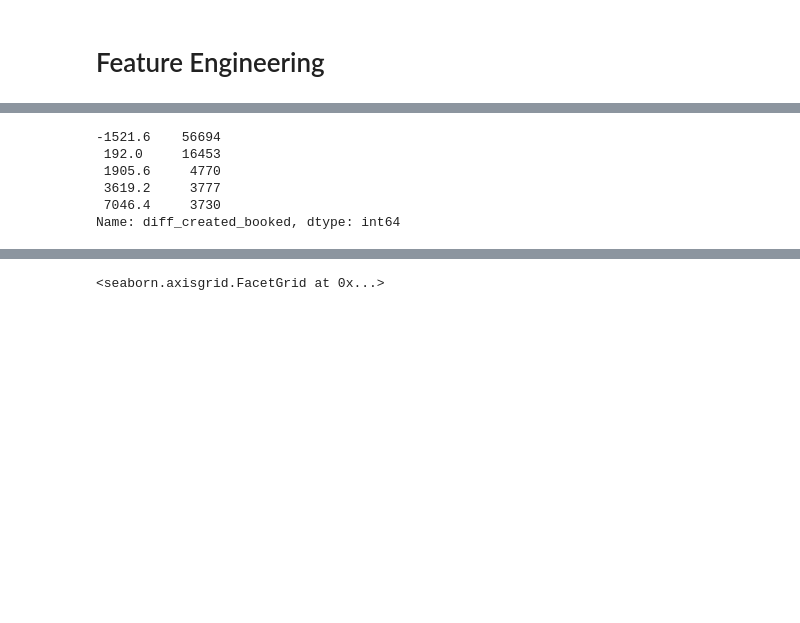
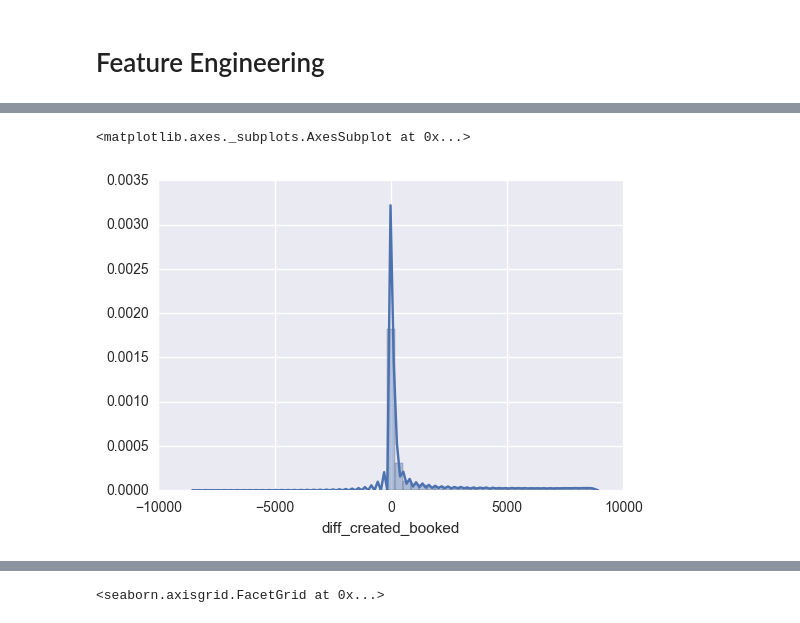
Before and after one commit to mattcano/airbnb_kaggle, a Jupyter notebook: cano_final_v2.ipynb, the cells around one changed output, grey strips where cells are left out. Saved outputs shown, nothing was run; the diff lists cells and outputs as text; code cells hidden in the pictures; blank space fills up the shorter version.

```diff
--- a/cano_final_v2.ipynb
+++ b/cano_final_v2.ipynb
@@ -343,15 +341,12 @@ Name: diff_created_active, dtype: int64
 # %%
 # Creating a new column showing # of HOURS between account created and first booking.
 # Negative value indicated first booked before creating account
 users['diff_created_booked'] = (users.date_first_booking - users.date_account_created)/np.timedelta64(1,'h')
 users.diff_created_booked.value_counts(bins=10, sort=True).head()
+sns.distplot(users.diff_created_booked.dropna())
 # %% [output]
--1521.6    56694
- 192.0     16453
- 1905.6     4770
- 3619.2     3777
- 7046.4     3730
-Name: diff_created_booked, dtype: int64
+<matplotlib.axes._subplots.AxesSubplot at 0x...>
+[figure, added]
 # %%
 # Creating columns breaking out 'date_account_created' to month, season and day of week
 users['account_created_month'] = users.date_account_created.map(lambda x: x.month)
```
Also changed, not shown: parts of 40 cells of this notebook.
